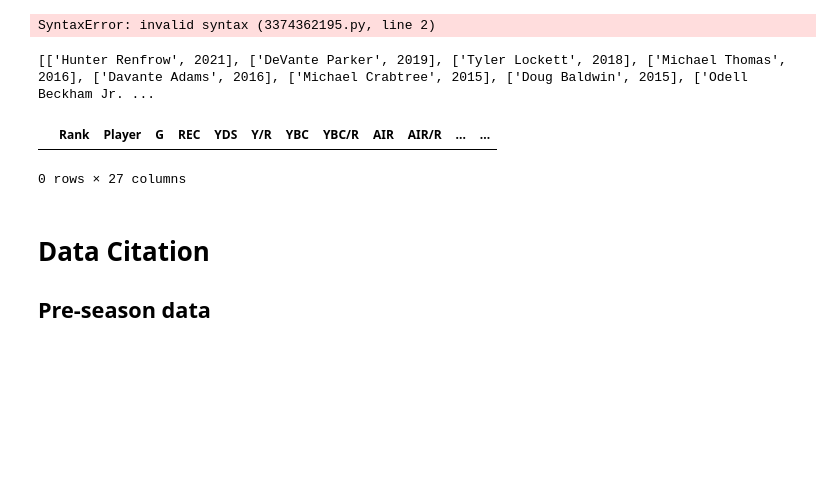
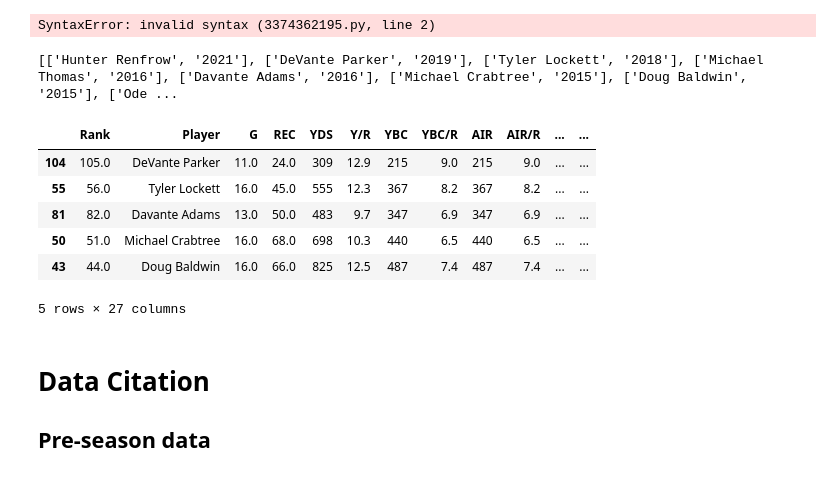
Before and after one commit to jjz62/info2950group, a Jupyter notebook: data_notebook.ipynb, the cells around one changed output. Saved outputs shown, nothing was run; the diff lists cells and outputs as text; code cells hidden in the pictures; blank space fills up the shorter version.

```diff
--- a/data_notebook.ipynb
+++ b/data_notebook.ipynb
@@ -202,39 +198,31 @@ cond_ = (wr_table["Player"] = overall_merged_data_clean["Player"]) & (wr_table["
 wr_table.loc[cond_,:]
 # %% [output]
 SyntaxError: invalid syntax (3374362195.py, line 2)
-# %%
-#nestedlist
-
-# breakouts.loc[:, 'Year'] = breakouts['Year'].astype(int)
-nameyear = breakouts[['Player', 'Year']].values.tolist()
-print(nameyear)
-
-# breakoutname_list = breakouts['Player'].tolist()
-# breakoutyear_list = breakouts['Year'].tolist()
-
-# def previousbreakoutyear(value):
-#     for value in nameyear:
-#         find = overall_merged_data_clean.loc[(overall_merged_data_clean.Player == value[0]) & (overall_merged_data_clean.Year == (float(value[1]) - 1.0))]
-#     return find
-
-# previousbreakoutyear(nameyear)
-
-
-
-# for value in nameyear:
-#     overall_merged_data_clean.loc[(overall_merged_data_clean.Player == value[0]) & (overall_merged_data_clean.Year == (int(value[1]) - 1))]
-
-for name, year in nameyear:
-    wr_table.loc[(wr_table['Player'] == name) & (wr_table['Year'] == (int(year) - 1))]
-
-#     previous_year = overall_merged_data_clean.loc[(overall_merged_data_clean['Player'] == name)]
-#     print(overall_merged_data_clean.loc[(overall_merged_data_clean.Player == name) & (overall_merged_data_clean.Year == (int(year) - 1))])
-
-previous_year
-# %% [output]
-[['Hunter Renfrow', 2021], ['DeVante Parker', 2019], ['Tyler Lockett', 2018], ['Michael Thomas', 2016], ['Davante Adams', 2016], ['Michael Crabtree', 2015], ['Doug Baldwin', 2015], ['Odell Beckham Jr. ...
-|  | Rank | Player | G | REC | YDS | Y/R | YBC | YBC/R | AIR | AIR/R | ... | ... |
-0 rows × 27 columns
+# %%
+#nestedlist
+
+# breakouts.loc[:, 'Year'] = breakouts['Year'].astype(int)
+nameyear = breakouts[['Player', 'Year']].values.tolist()
+print(nameyear)
+
+columnnames = wr_table.columns.values
+temp_table = pd.DataFrame(columns=columnnames)
+empty_table = pd.DataFrame(columns= columnnames)
+
+for name, year in nameyear:
+    newrow = wr_table.loc[(wr_table['Player'] == name) & (wr_table['Year'] == str(int(year) - 1))]
+    empty_table = pd.concat([empty_table, newrow])
+
+display(empty_table)
+# %% [output]
+[['Hunter Renfrow', '2021'], ['DeVante Parker', '2019'], ['Tyler Lockett', '2018'], ['Michael Thomas', '2016'], ['Davante Adams', '2016'], ['Michael Crabtree', '2015'], ['Doug Baldwin', '2015'], ['Ode ...
+|  | Rank | Player | G | REC | YDS | Y/R | YBC | YBC/R | AIR | AIR/R | ... | ... |
+| 104 | 105.0 | DeVante Parker | 11.0 | 24.0 | 309 | 12.9 | 215 | 9.0 | 215 | 9.0 | ... | ... |
+| 55 | 56.0 | Tyler Lockett | 16.0 | 45.0 | 555 | 12.3 | 367 | 8.2 | 367 | 8.2 | ... | ... |
+| 81 | 82.0 | Davante Adams | 13.0 | 50.0 | 483 | 9.7 | 347 | 6.9 | 347 | 6.9 | ... | ... |
+| 50 | 51.0 | Michael Crabtree | 16.0 | 68.0 | 698 | 10.3 | 440 | 6.5 | 440 | 6.5 | ... | ... |
+| 43 | 44.0 | Doug Baldwin | 16.0 | 66.0 | 825 | 12.5 | 487 | 7.4 | 487 | 7.4 | ... | ... |
+5 rows × 27 columns
 # %% [markdown]
 # Data Citation
 Pre-season data
```
Also changed, not shown: parts of 3 cells of this notebook.
